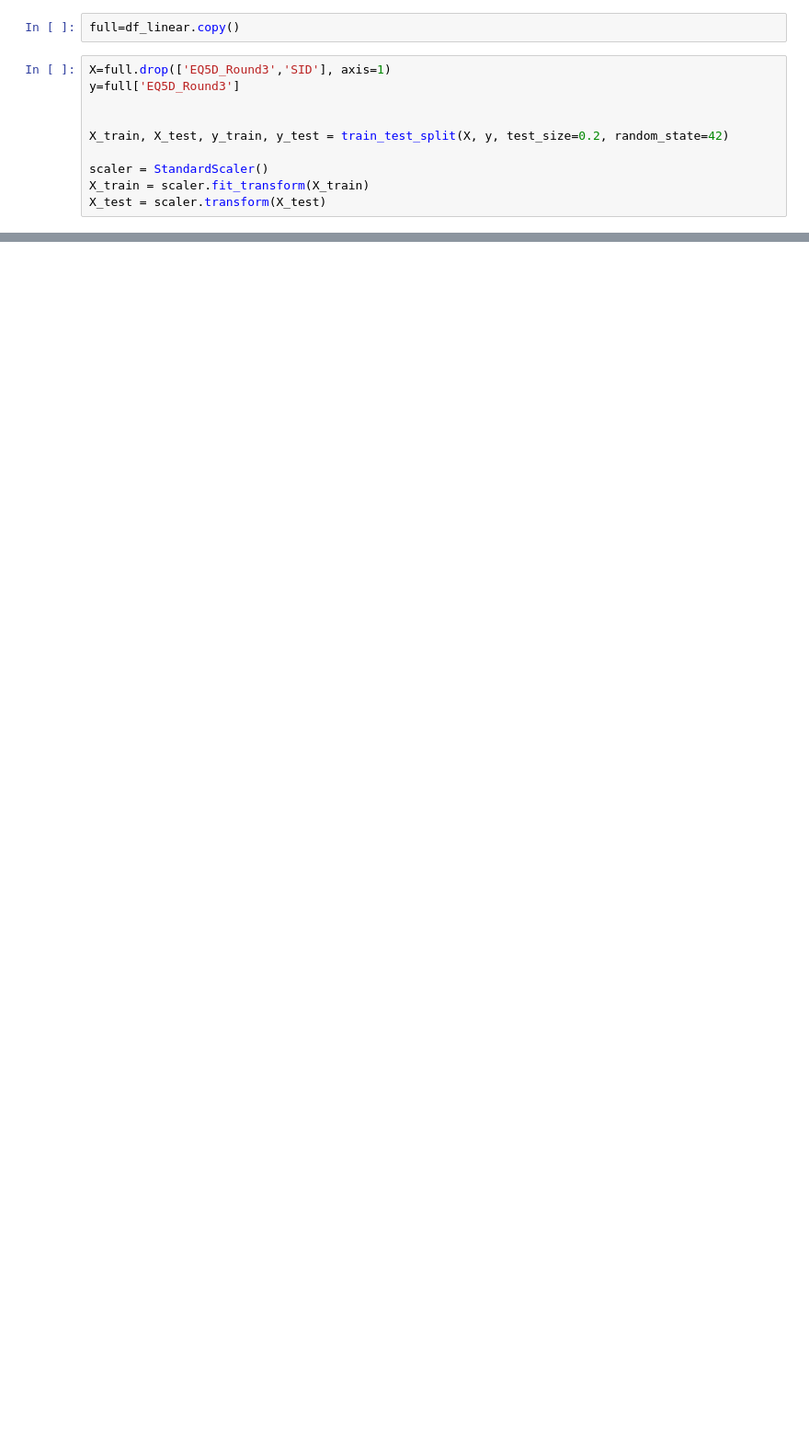
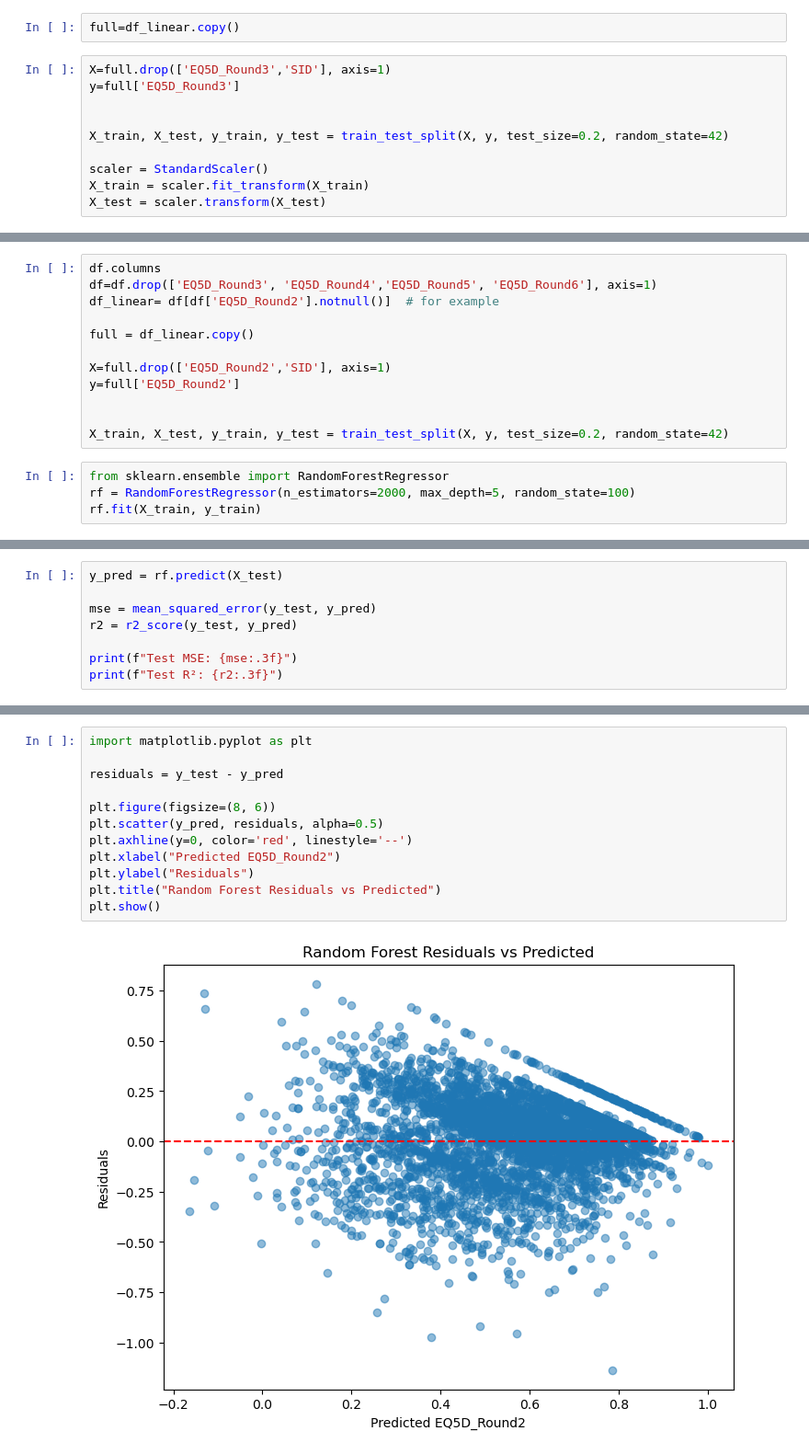
Before and after one commit to aabbylam/hda-project, a Jupyter notebook: rq1/regression.ipynb, the cells around one changed output, grey strips where cells are left out. Shown at 92% size. Cells and saved outputs as stored; diff of their text form; blank space fills up the shorter version.

```diff
--- a/rq1/regression.ipynb
+++ b/rq1/regression.ipynb
@@ -289,0 +304,16 @@ Test MSE: 0.028408391733132306
+# %%
+df.columns
+df=df.drop(['EQ5D_Round3', 'EQ5D_Round4','EQ5D_Round5', 'EQ5D_Round6'], axis=1)
+df_linear= df[df['EQ5D_Round2'].notnull()]  # for example
+
+full = df_linear.copy()
+
+X=full.drop(['EQ5D_Round2','SID'], axis=1)
+y=full['EQ5D_Round2']
+
+
+X_train, X_test, y_train, y_test = train_test_split(X, y, test_size=0.2, random_state=42)
+# %%
+from sklearn.ensemble import RandomForestRegressor
+rf = RandomForestRegressor(n_estimators=2000, max_depth=5, random_state=100)
+rf.fit(X_train, y_train)
@@ -289,0 +322,8 @@ Test MSE: 0.028408391733132306
+# %%
+y_pred = rf.predict(X_test)
+
+mse = mean_squared_error(y_test, y_pred)
+r2 = r2_score(y_test, y_pred)
+
+print(f"Test MSE: {mse:.3f}")
+print(f"Test R²: {r2:.3f}")
@@ -289,0 +339,14 @@ Test MSE: 0.028408391733132306
+# %%
+import matplotlib.pyplot as plt
+
+residuals = y_test - y_pred
+
+plt.figure(figsize=(8, 6))
+plt.scatter(y_pred, residuals, alpha=0.5)
+plt.axhline(y=0, color='red', linestyle='--')
+plt.xlabel("Predicted EQ5D_Round2")
+plt.ylabel("Residuals")
+plt.title("Random Forest Residuals vs Predicted")
+plt.show()
+# %% [output]
+[figure, added]
```
Also changed, not shown: parts of 10 cells of this notebook, 1 other file.
